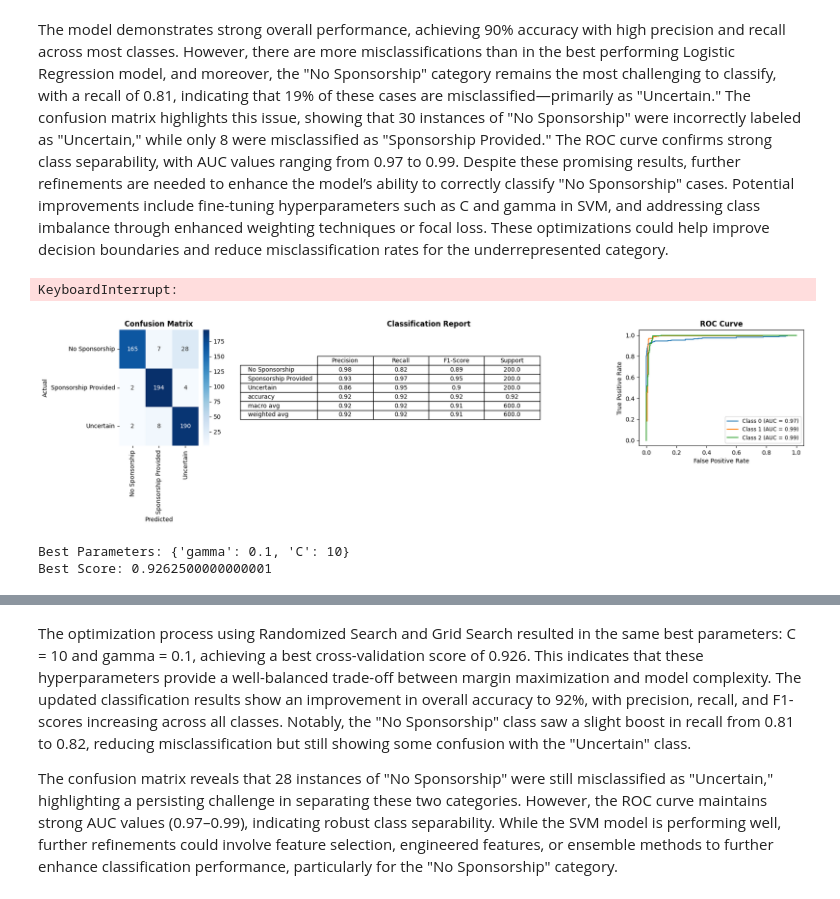
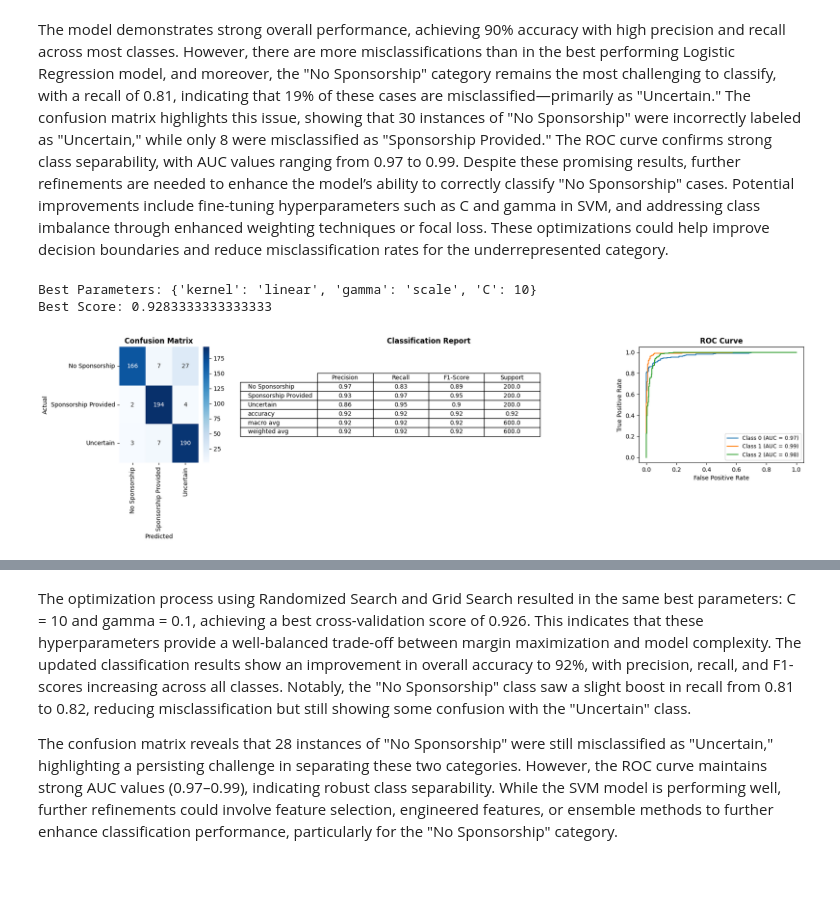
Before and after one commit to rsgGit/job-search, a Jupyter notebook: notebooks/text_classification_model.ipynb, the cells around one changed output, grey strips where cells are left out. Drawn from its saved outputs; the diff is of its cells as text; code cells hidden in the pictures.

```diff
--- a/notebooks/text_classification_model.ipynb
+++ b/notebooks/text_classification_model.ipynb
@@ -152,11 +157,19 @@ display_results(x_test, y_test, y_pred)
 The model demonstrates strong overall performance, achieving 90% accuracy with high precision and recall across most classes. However, there are more misclassifications than in the best performing Logistic Regression model, and moreover, the "No Sponsorship" category remains the most challenging to classify, with a recall of 0.81, indicating that 19% of these cases are misclassified—primarily as "Uncertain." The confusion matrix highlights this issue, showing that 30 instances of "No Sponsorship" were incorrectly labeled as "Uncertain," while only 8 were misclassified as "Sponsorship Provided." The ROC curve confirms strong class separability, with AUC values ranging from 0.97 to 0.99. Despite these promising results, further refinements are needed to enhance the model’s ability to correctly classify "No Sponsorship" cases. Potential improvements include fine-tuning hyperparameters such as C and gamma in SVM, and addressing class imbalance through enhanced weighting techniques or focal loss. These optimizations could help improve decision boundaries and reduce misclassification rates for the underrepresented category.
 # %%
 svm_model = SVC(cache_size=1000)
-param_grid_svm = {'C': [0.1, 1, 10], 'gamma':['scale', 'auto', 0.01, 0.1], 'kernel':['rbf', 'linear']}
-grid_search_svm = GridSearchCV(svm_model, cv=5, param_grid=param_grid_svm, n_jobs = -1)
-grid_search_svm.fit(x_train, y_train)
-print("Best Parameters:", grid_search_svm.best_params_)
-print("Best Score:", grid_search_svm.best_score_)
+svm_param_grid = {'C': [0.1, 1, 10], 'gamma':['scale', 'auto', 0.01, 0.1], 'kernel':['rbf', 'linear']}
+# grid_search_svm = GridSearchCV(svm_model, cv=5, param_grid=param_grid_svm)
+# grid_search_svm.fit(x_train, y_train)
+# print("Best Parameters:", grid_search_svm.best_params_)
+# print("Best Score:", grid_search_svm.best_score_)
+
+svm_random_search = RandomizedSearchCV(svm_model, svm_param_grid, n_iter=2000, cv=5, scoring='accuracy', n_jobs=-1, random_state=42)
+svm_random_search.fit(x_train, y_train)
+
+# Best parameters
+print("Best Parameters:", svm_random_search.best_params_)
+print("Best Score:", svm_random_search.best_score_)
 # %% [output]
-KeyboardInterrupt:
+Best Parameters: {'kernel': 'linear', 'gamma': 'scale', 'C': 10}
+Best Score: 0.9283333333333333
 # %%
@@ -165,0 +180,4 @@ y_pred = svm_model.predict(x_test)
+# %%
+display_results(svm_model_y_scores, y_test, svm_model_y_pred)
+# %% [output]
+[figure, added]
@@ -166,14 +191,2 @@ y_pred = svm_model.predict(x_test)
 # %%
-display_results(x_test, y_test, y_pred)
+# display_results(x_test, y_test, y_pred)
-# %% [output]
-[figure, removed]
-# %%
-random_search_svm = RandomizedSearchCV(svm_model, param_grid_svm, n_iter=2000, cv=5, scoring='accuracy', n_jobs=-1, random_state=42)
-random_search_svm.fit(x_train, y_train)
-
-# Best parameters
-print("Best Parameters:", random_search_svm.best_params_)
-print("Best Score:", random_search_svm.best_score_)
-# %% [output]
-Best Parameters: {'gamma': 0.1, 'C': 10}
-Best Score: 0.9262500000000001
```
Also changed, not shown: parts of 16 cells of this notebook.
